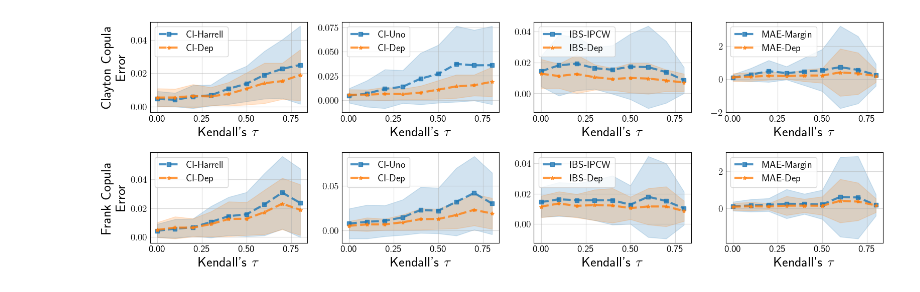
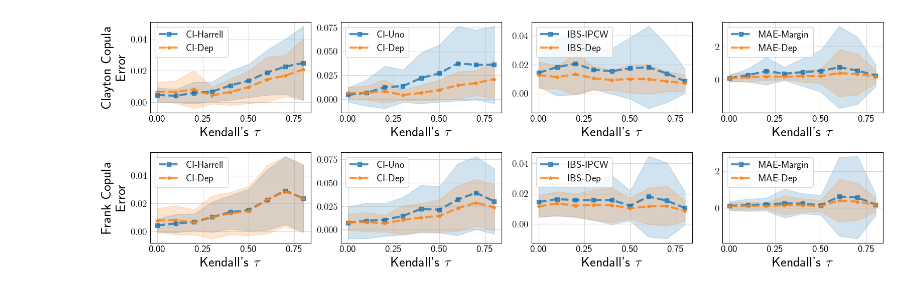
Before and after one commit to thecml/survival-copula, a Jupyter notebook: notebooks/plot_synthetic_correct_copula.ipynb, the cells around one changed output. Cells and saved outputs as stored; diff of their text form; code cells hidden in the pictures.

```diff
--- a/notebooks/plot_synthetic_correct_copula.ipynb
+++ b/notebooks/plot_synthetic_correct_copula.ipynb
@@ -25,7 +25,7 @@ sigma_level = 1
 z_threshold = 3
 
 # Apply z-score filtering to numeric columns
-columns = ['ci_harrell_error', 'ci_uno_error', 'ci_dep_ipcw_error',
+columns = ['ci_harrell_error', 'ci_uno_error', 'ci_dep_bg_error',
            'ibs_ipcw_error', 'ibs_dep_bg_error', 'mae_margin_error', 'mae_dep_bg_error']
 df = df[(zscore(df[columns]) < z_threshold).all(axis=1)]
 
@@ -35,8 +35,8 @@ mean_errors = grouped.mean().reset_index()
 std_errors = grouped.std().reset_index()
 
 # Define the error columns and their plot styles
-error_columns = [('ci_harrell_error', "ci_dep_ipcw_error", "CI-Harrell", "CI-Dep"),
-                 ("ci_uno_error", "ci_dep_ipcw_error", "CI-Uno", "CI-Dep "),
+error_columns = [('ci_harrell_error', "ci_dep_bg_error", "CI-Harrell", "CI-Dep"),
+                 ("ci_uno_error", "ci_dep_bg_error", "CI-Uno", "CI-Dep "),
                  ('ibs_ipcw_error', "ibs_dep_bg_error", "IBS-IPCW", "IBS-Dep"),
                  ('mae_margin_error', "mae_dep_bg_error", "MAE-Margin", "MAE-Dep")]
 
@@ -74,31 +74,31 @@ for col_idx, (indep_metric, dep_metric, indep_metric_name, dep_metric_name) in e
 
         # Plot the dependent metric with error bars
         axs[row_idx, col_idx].plot(
             copula_data['k_tau'], copula_data[dep_metric],
             linestyle='dashed', marker='*',
             label=dep_metric_name, alpha=0.8, linewidth=3
         )
 
         axs[row_idx, col_idx].fill_between(
             copula_data['k_tau'],
             copula_data[dep_metric] - sigma_level * copula_std[dep_metric],
             copula_data[dep_metric] + sigma_level * copula_std[dep_metric],
             alpha=0.2, color='tab:orange'
         )
 
         # Set axis labels and titles
         axs[row_idx, col_idx].set_xticks([0.0, 0.25, 0.5, 0.75])
         axs[row_idx, col_idx].set_xticklabels(['0.00', '0.25', '0.50', '0.75'])
         if col_idx == 0:
             axs[row_idx, col_idx].set_ylabel(f"{copula_name.capitalize()} Copula \n" + "Error") # r"$|$True - Approx.$|$
         axs[row_idx, col_idx].grid(True, alpha=0.5)
         axs[row_idx, col_idx].tick_params(axis='y', which='both', length=0)
         axs[row_idx, col_idx].tick_params(axis='x', which='both', length=0)
         axs[row_idx, col_idx].set_xlabel("Kendall's $\\tau$")
         axs[row_idx, col_idx].legend(loc="upper left")
 
 plt.tight_layout(rect=[0, 0.1, 1, 1])
 plt.savefig(f"{cfg.PLOTS_DIR}/synthetic_correct_copula.pdf", format='pdf', bbox_inches='tight')
 plt.show()
 # %% [output]
-[figure, old version]
+[figure, new version]
```
Also changed, not shown: 3 other files.
